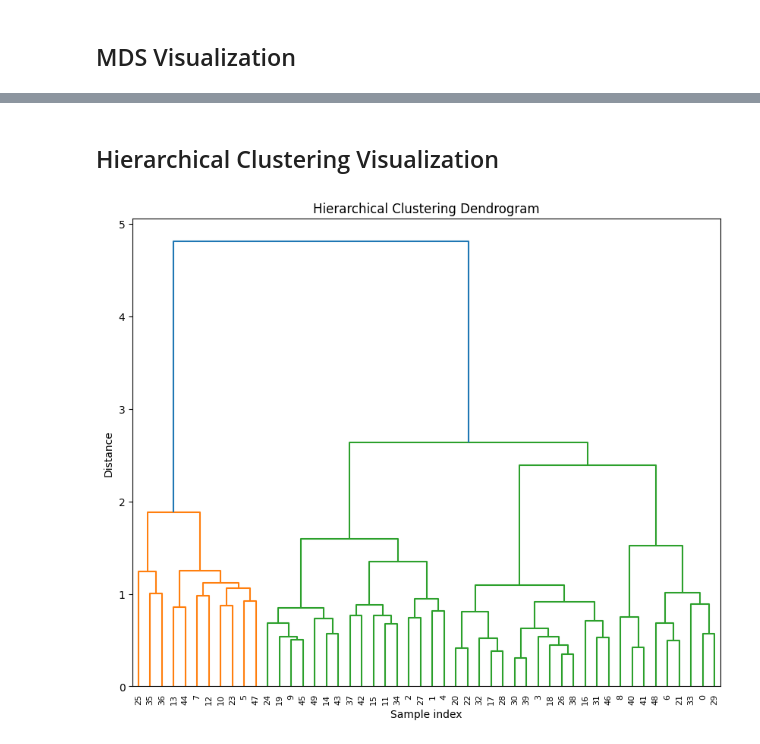
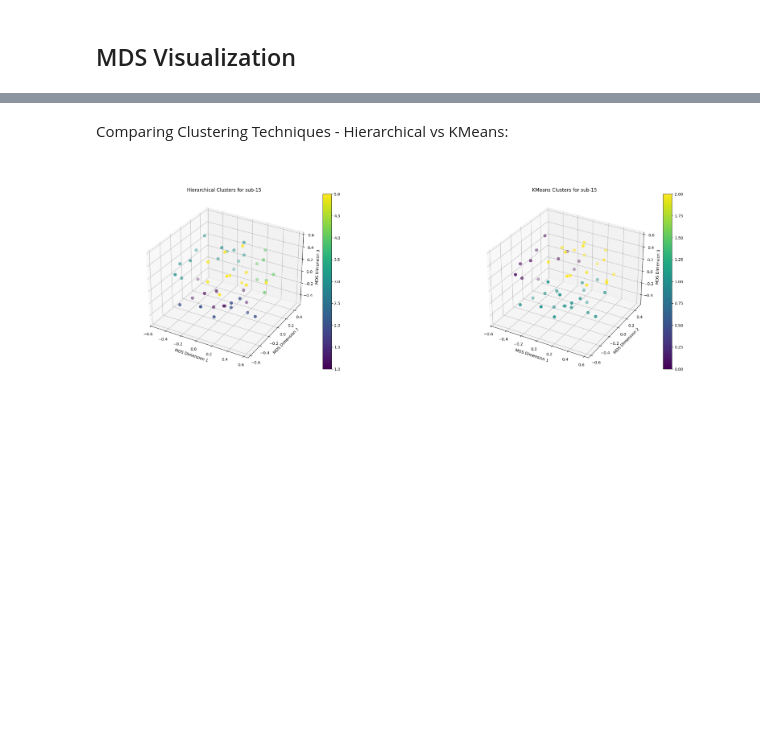
Before and after one commit to Cognitive-Neuroscience-Neurotechnology/ibc_latent, a Jupyter notebook: Dimensionality_reduction/DimRed_Visualization.ipynb, the cells around one changed output, grey strips where cells are left out. Cells and saved outputs as stored; diff of their text form; code cells hidden in the pictures; blank space fills up the shorter version.

Commit message:
visualizing 3 dimensional MDS

```diff
--- a/Dimensionality_reduction/DimRed_Visualization.ipynb
+++ b/Dimensionality_reduction/DimRed_Visualization.ipynb
@@ -66,18 +54,24 @@ plt.show()
-# %% [markdown]
-## Hierarchical Clustering Visualization
-# %%
-def hierarchical_clustering(data, n_clusters=5):
-    Z = linkage(data, method='ward')
-    labels = fcluster(Z, n_clusters, criterion='maxclust')
-    return labels, Z
-
-labels, Z = hierarchical_clustering(rsm)
-
-plt.figure(figsize=(10, 8))
-dendrogram(Z)
-plt.title('Hierarchical Clustering Dendrogram')
-plt.xlabel('Sample index')
-plt.ylabel('Distance')
-plt.show()
-# %% [output]
-[figure, removed]
+# %% [markdown]
+Comparing Clustering Techniques - Hierarchical vs KMeans:
+# %%
+subject = 'sub-15'  # Specify the subject
+
+# Define the directory and file paths
+mds_dir = '/home/hmueller2/ibc_code/ibc_output_MDS/run_05'
+hierarchical_file = os.path.join(mds_dir, f'clusters_Hierarchical Clusters for {subject}_{subject}_3d.png')
+kmeans_file = os.path.join(mds_dir, f'clusters_KMeans Clusters for {subject}_{subject}_3d.png')
+
+# Load and display the images
+fig, axes = plt.subplots(1, 2, figsize=(20, 12))
+
+hierarchical_img = plt.imread(hierarchical_file)
+axes[0].imshow(hierarchical_img)
+axes[0].axis('off')
+
+kmeans_img = plt.imread(kmeans_file)
+axes[1].imshow(kmeans_img)
+axes[1].axis('off')
+
+plt.show()
+# %% [output]
+[figure, added]
```
Also changed, not shown: parts of 1 cell of this notebook.
